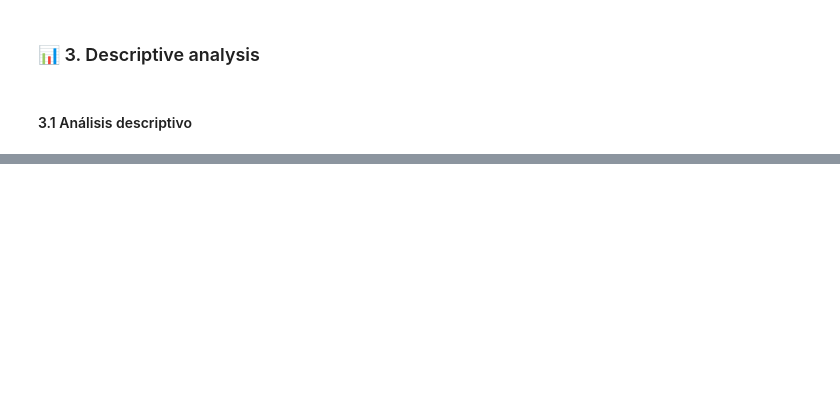
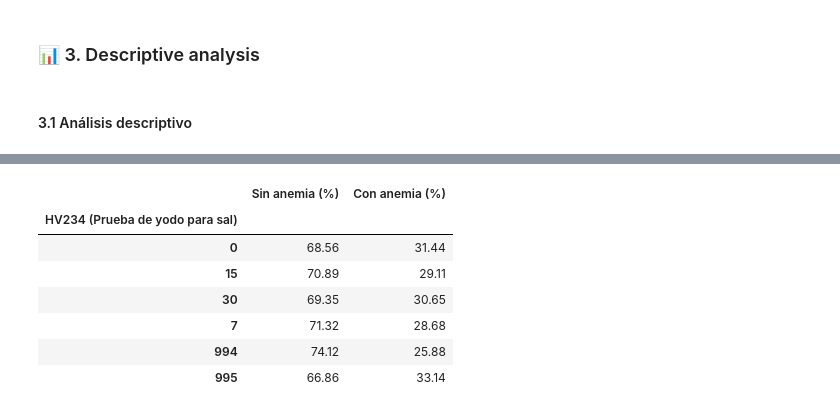
Before and after one commit to abelguevara-upeu/data-minig, a Jupyter notebook: notebooks/md-project/Fase 1-2.ipynb, the cells around one changed output, grey strips where cells are left out. Drawn from its saved outputs; the diff is of its cells as text; code cells hidden in the pictures; blank space fills up the shorter version.

```diff
--- a/notebooks/md-project/Fase 1-2.ipynb
+++ b/notebooks/md-project/Fase 1-2.ipynb
@@ -522,0 +786,21 @@ df_3.describe(include="all").T # incluye categóricas y numéricas
+# %%
+# Separar variables categóricas y numéricas
+variables_categoricas = (clasificacion_variables['categorica_dicotomica'] +
+                        clasificacion_variables['categorica_nominal_politomica'] +
+                        clasificacion_variables['categorica_ordinal_politomica'])
+
+variables_numericas = (clasificacion_variables['numerica_discreta'] +
+                      clasificacion_variables['numerica_continua'])
+
+# Crear DataFrames separados
+df_categoricas = df_typed[variables_categoricas].copy()
+df_numericas = df_typed[variables_numericas].copy()
+
+# Resumen
+resumen_data = pd.DataFrame({
+    'Tipo': ['Categóricas', 'Numéricas', 'Total'],
+    'Variables': [len(variables_categoricas), len(variables_numericas), len(df_typed.columns)],
+    'Shape': [str(df_categoricas.shape), str(df_numericas.shape), str(df_typed.shape)]
+})
+
+display(resumen_data)
@@ -522,0 +935,16 @@ df_3.describe(include="all").T # incluye categóricas y numéricas
+# %%
+# Cruce de todas las variables categóricas con la variable objetivo anemia_binaria (sin display)
+print("Cruce de variables categóricas vs anemia_binaria (porcentaje por fila):")
+
+df_cat_clean = df_typed_clean.copy()
+vars_cat = [v for v in variables_categoricas if v in df_cat_clean.columns and v != 'HA57A']
+
+crosstabs_cat = {}
+
+for var in vars_cat:
+    ct = pd.crosstab(df_cat_clean[var], df_cat_clean['anemia_binaria'], normalize='index') * 100
+    ct.columns = ['Sin anemia (%)', 'Con anemia (%)']
+    ct.index.name = f"{var} ({dicc_union.get(var, 'Sin descripción')})"
+    crosstabs_cat[var] = ct.round(2)
+    print(f"\nVariable: {var} - {dicc_union.get(var, 'Sin descripción')}")
+    print(ct.round(2).head())
@@ -522,0 +969,13 @@ df_3.describe(include="all").T # incluye categóricas y numéricas
+# %%
+# Ejemplo para acceder a la tabla completa de una variable:
+tabla = crosstabs_cat['HV234']
+display(tabla)
+# %% [output]
+|  | Sin anemia (%) | Con anemia (%) |
+| HV234 (Prueba de yodo para sal) |  |  |
+| 0 | 68.56 | 31.44 |
+| 15 | 70.89 | 29.11 |
+| 30 | 69.35 | 30.65 |
+| 7 | 71.32 | 28.68 |
+| 994 | 74.12 | 25.88 |
+| 995 | 66.86 | 33.14 |
```
Also changed, not shown: parts of 14 cells of this notebook, 1 other file.
